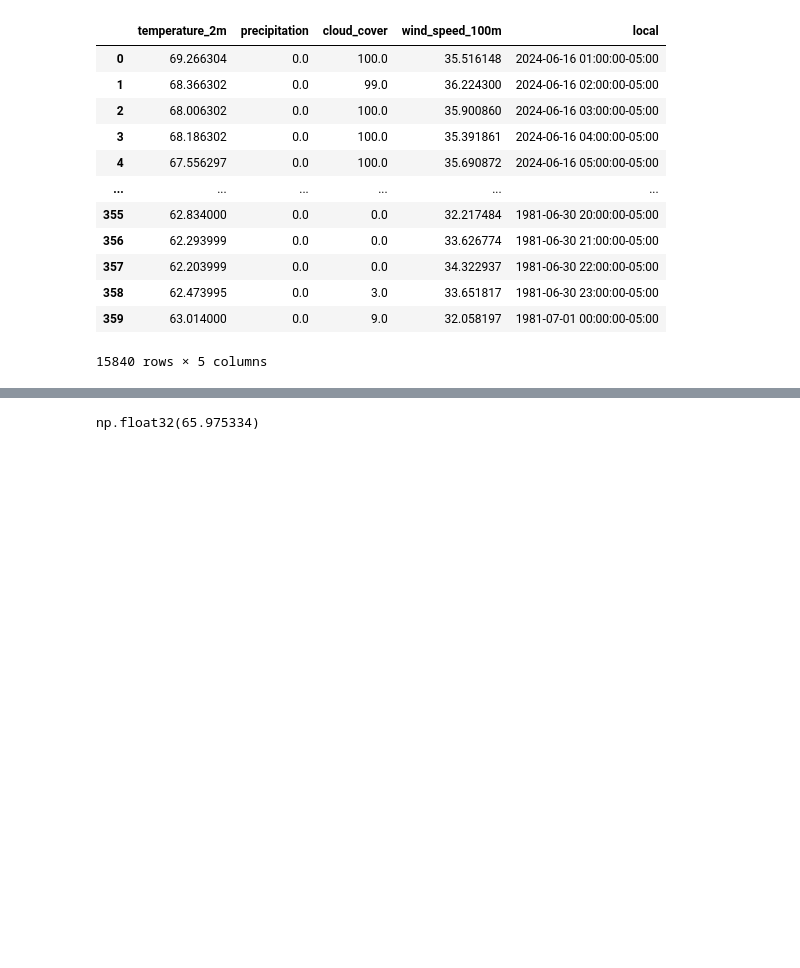
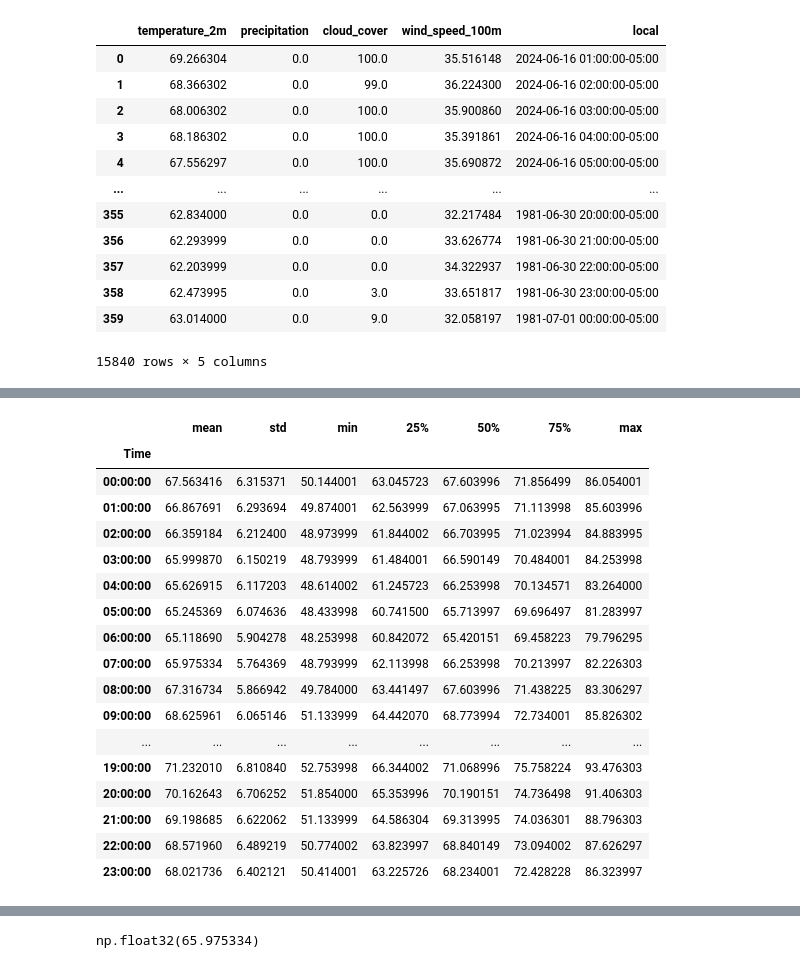
Before and after one commit to AlexB-623/WeatherAnalysisApp, a Jupyter notebook: evaluating_weather_data.ipynb, the cells around one changed output, grey strips where cells are left out. Drawn from its saved outputs; the diff is of its cells as text; code cells hidden in the pictures; blank space fills up the shorter version.

```diff
--- a/evaluating_weather_data.ipynb
+++ b/evaluating_weather_data.ipynb
@@ -77,5 +74,26 @@ time_groups = test_frame.groupby('Time')
 # %%
 #step 4 analysis of data by hour
 summary = time_groups.describe()
+# %%
+summary_plottable = summary['temperature_2m'].drop('count', axis=1)
 # %%
-summery_plottable = summary['temperature_2m'].drop('count', axis=1)
+summary_plottable
+# %% [output]
+|  | mean | std | min | 25% | 50% | 75% | max |
+| Time |  |  |  |  |  |  |  |
+| 00:00:00 | 67.563416 | 6.315371 | 50.144001 | 63.045723 | 67.603996 | 71.856499 | 86.054001 |
+| 01:00:00 | 66.867691 | 6.293694 | 49.874001 | 62.563999 | 67.063995 | 71.113998 | 85.603996 |
+| 02:00:00 | 66.359184 | 6.212400 | 48.973999 | 61.844002 | 66.703995 | 71.023994 | 84.883995 |
+| 03:00:00 | 65.999870 | 6.150219 | 48.793999 | 61.484001 | 66.590149 | 70.484001 | 84.253998 |
+| 04:00:00 | 65.626915 | 6.117203 | 48.614002 | 61.245723 | 66.253998 | 70.134571 | 83.264000 |
+| 05:00:00 | 65.245369 | 6.074636 | 48.433998 | 60.741500 | 65.713997 | 69.696497 | 81.283997 |
+| 06:00:00 | 65.118690 | 5.904278 | 48.253998 | 60.842072 | 65.420151 | 69.458223 | 79.796295 |
+| 07:00:00 | 65.975334 | 5.764369 | 48.793999 | 62.113998 | 66.253998 | 70.213997 | 82.226303 |
+| 08:00:00 | 67.316734 | 5.866942 | 49.784000 | 63.441497 | 67.603996 | 71.438225 | 83.306297 |
+| 09:00:00 | 68.625961 | 6.065146 | 51.133999 | 64.442070 | 68.773994 | 72.734001 | 85.826302 |
+| ... | ... | ... | ... | ... | ... | ... | ... |
+| 19:00:00 | 71.232010 | 6.810840 | 52.753998 | 66.344002 | 71.068996 | 75.758224 | 93.476303 |
+| 20:00:00 | 70.162643 | 6.706252 | 51.854000 | 65.353996 | 70.190151 | 74.736498 | 91.406303 |
+| 21:00:00 | 69.198685 | 6.622062 | 51.133999 | 64.586304 | 69.313995 | 74.036301 | 88.796303 |
+| 22:00:00 | 68.571960 | 6.489219 | 50.774002 | 63.823997 | 68.840149 | 73.094002 | 87.626297 |
+| 23:00:00 | 68.021736 | 6.402121 | 50.414001 | 63.225726 | 68.234001 | 72.428228 | 86.323997 |
```
Also changed, not shown: parts of 8 cells of this notebook, 3 other files.
